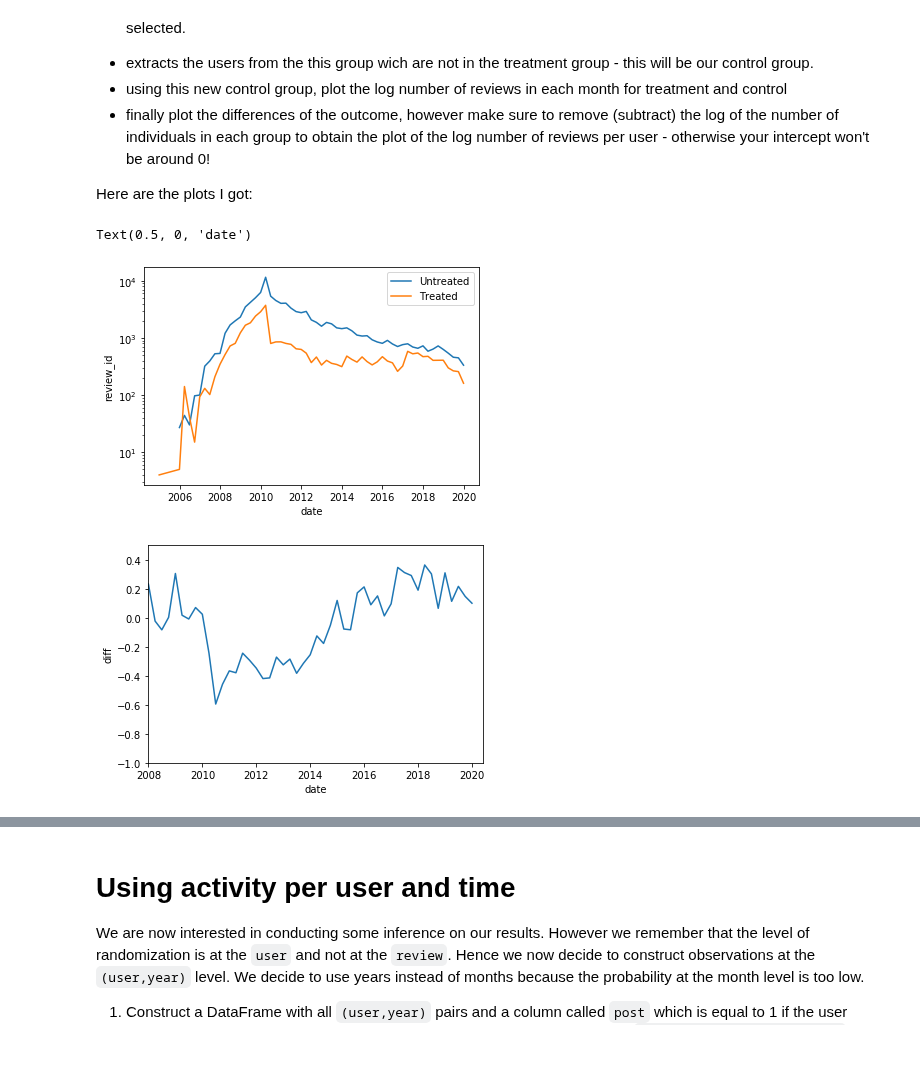
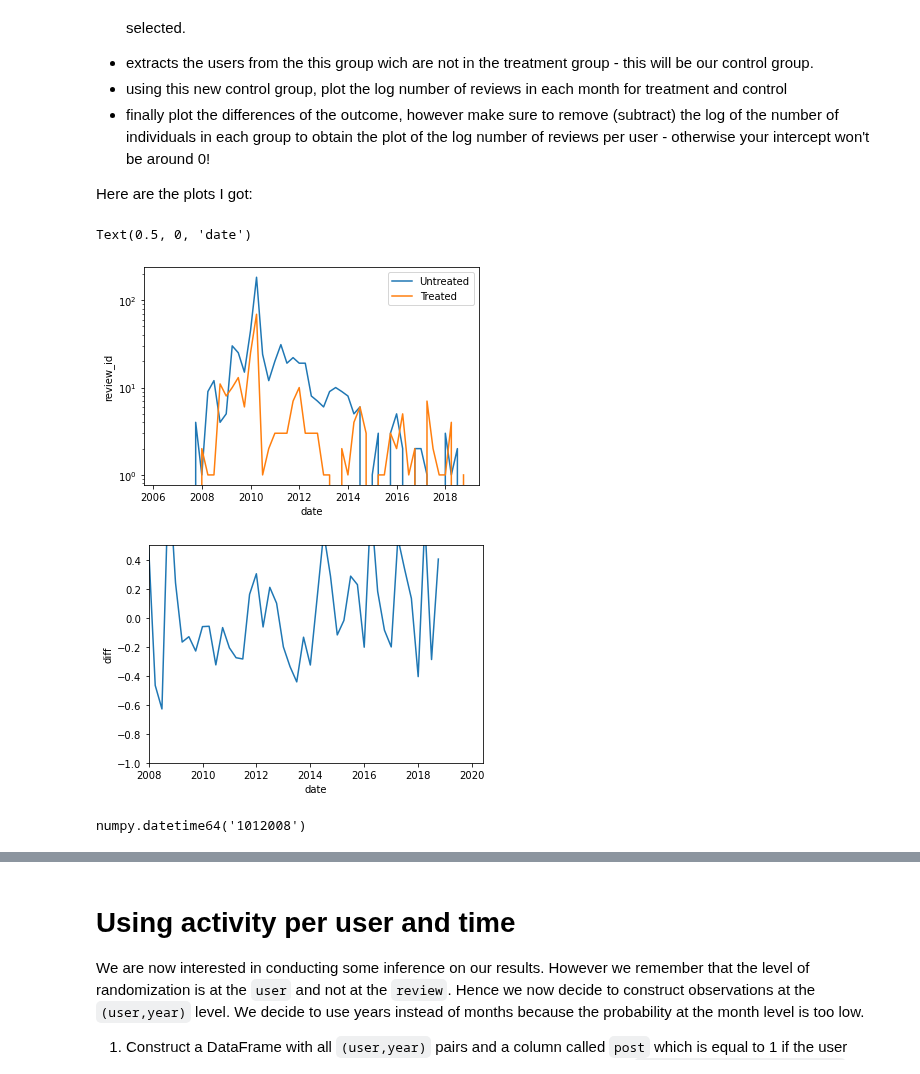
Before and after one commit to vma101/big_data_tools, a Jupyter notebook: hw3_quasi.ipynb, the cells around one changed output, grey strips where cells are left out. Drawn from its saved outputs; the diff is of its cells as text; code cells hidden in the pictures.

```diff
--- a/hw3_quasi.ipynb
+++ b/hw3_quasi.ipynb
@@ -111,10 +112,36 @@ def question1(filepath):
     chunk_list = []
     for chunk_review in tqdm.tqdm(review,total=  np.ceil(file_len(filepath)/size )  ):
         # Drop columns that aren't needed
-        chunk_review = chunk_review.drop(['stars','text','useful','funny','cool'], axis=1)
+        chunk_review.drop(['business_id', 'stars','text','useful','funny','cool'], axis=1, inplace = True)
         chunk_list.append(chunk_review)
+        df = pd.concat(chunk_list, ignore_index=True, join='outer', axis=0)
+    return df
 
-    df = pd.concat(chunk_list, ignore_index=True, join='outer', axis=0)
+### For Vanessa Only
+def question1_lm(filepath):
+    size = 100000
+    chunk_count = 0
+    chunk_max = 3
+    review = pd.read_json(filepath, lines=True,
+                          dtype={'review_id':str,
+                                 'user_id':str,
+                                 'business_id':str,
+                                 'stars':int,
+                                 'date':str,
+                                 'text':str,
+                                 'useful':int,
+                                 'funny':int,
+                                 'cool':int},
+                          chunksize=size)
+
+    chunk_list = []
+    for chunk_review in tqdm.tqdm(review,total=  np.ceil(file_len(filepath)/size )  ):
+        chunk_count += 1
+        if chunk_count <= chunk_max:
+        # Drop columns that aren't needed
+            chunk_review.drop(['business_id', 'stars','text','useful','funny','cool'], axis=1, inplace = True)
+            chunk_list.append(chunk_review)
+        df = pd.concat(chunk_list, ignore_index=True, join='outer', axis=0)
     return df
 # %%
 df_review = question1(file_review)
@@ -136,0 +150,5 @@ df_review[['review_id','user_id','date']]
+# %%
+### For Vanessa Only
+df_review = question1_lm(file_review)
+df_review['date'] = pd.to_datetime(df_review.date) # convert the date string to an actual date
+df_review[['review_id','user_id','date']]
@@ -213,35 +245,42 @@ treatment_group = pd.DataFrame(merged_new.loc[merged_new.treatment == True].user
 control_total = df_review.merge(control_group,on = 'user_id',how = 'right')
 treatment_total = df_review.merge(treatment_group,on = 'user_id',how = 'right')
 un = control_total.groupby(pd.Grouper(key='date', freq='Q')).nunique()
 treat = treatment_total.groupby(pd.Grouper(key='date', freq='Q')).nunique()
 un = un.loc[(un!=0).any(axis=1)]
 treat = treat.loc[(treat!=0).any(axis=1)]
 
 
 #plot number of reviews for each group
 plt.figure()
 plt.plot(un.iloc[:,0]-un.iloc[:,1],color="tab:blue",label = "Untreated")
 plt.plot(treat.iloc[:,0]-treat.iloc[:,1],color = 'tab:orange', label = "Treated")
 plt.ylabel("review_id")
 plt.xlabel('date')
 plt.yscale("log")
 plt.legend()
 
 
 #plot number of reviews for control and treatment group #####WHY IS THIS NOT WORKING???####
 mod = un.merge(treat,left_index=True,right_index=True,how="inner")
 mod['control_diff'] = np.log(mod['review_id_x']) - np.log(mod['user_id_x'])
 mod['treated_diff'] = np.log(mod['review_id_y']) - np.log(mod['user_id_y'])
 mod['diff'] = mod['treated_diff']-mod['control_diff']
 plt.figure()
 plt.plot(mod['diff'])
-plt.xlim('01-01-2008','06-01-2020')
+dstart = datetime.datetime(2008,1,1)
+dend = datetime.datetime(2020,6,1)
+plt.xlim(dstart,dend)
 plt.ylim(-1,0.5)
 plt.ylabel("diff")
 plt.xlabel('date')
 # %% [output]
 Text(0.5, 0, 'date')
-[figure, old version]
+[figure, new version]
-[figure, old version]
+[figure, new version]
+# %%
+datemin = np.datetime64('01012008')
+datemin
+# %% [output]
+numpy.datetime64('1012008')
 # %%
 df_local = solution.question4(df_local,user_treat)
```
Also changed, not shown: parts of 10 cells of this notebook.
